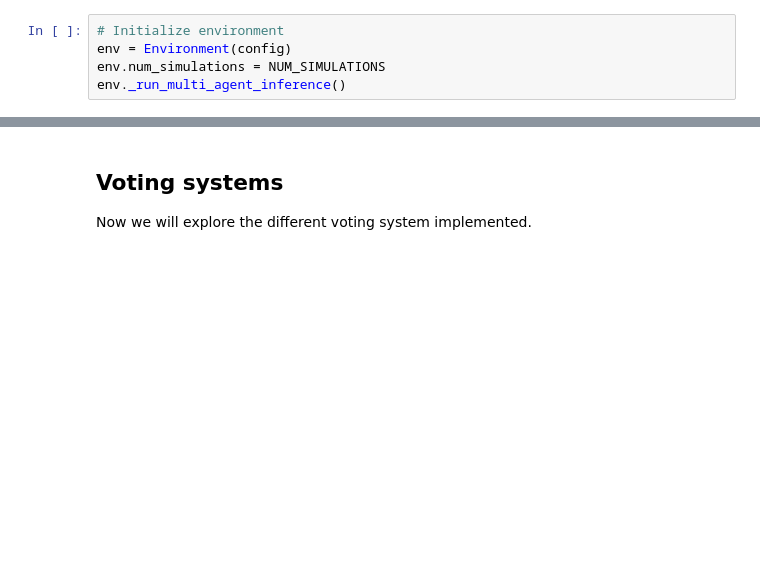
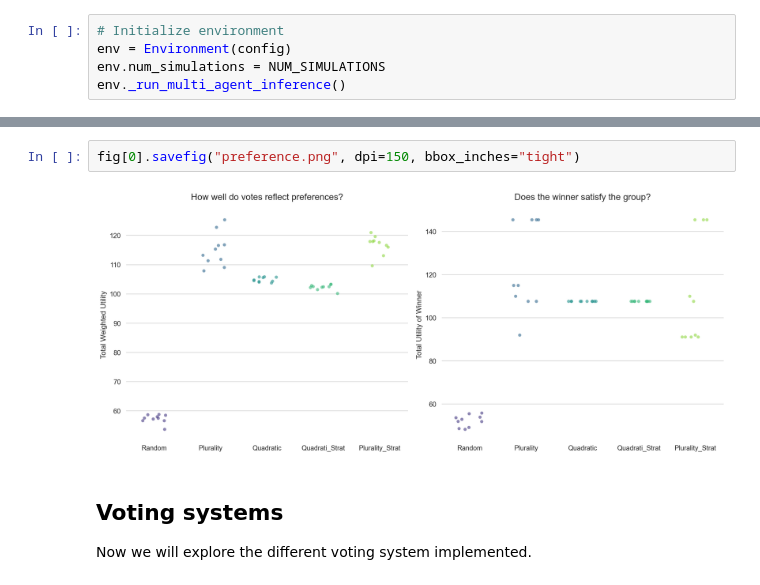
Before and after one commit to centre-for-humanities-computing/european-city-inference, a Jupyter notebook: notebooks/tutorial_2_voting_system.ipynb, the cells around one changed output, grey strips where cells are left out. Cells and saved outputs as stored; diff of their text form; blank space fills up the shorter version.

```diff
--- a/notebooks/tutorial_2_voting_system.ipynb
+++ b/notebooks/tutorial_2_voting_system.ipynb
@@ -48,3 +48,7 @@ fig.show()
+# %%
+fig[0].savefig("preference.png", dpi=150, bbox_inches="tight")
+# %% [output]
+[figure, added]
 # %% [markdown]
 ## Voting systems
 Now we will explore the different voting system implemented.
```
Also changed, not shown: parts of 4 cells of this notebook, 18 other files.
